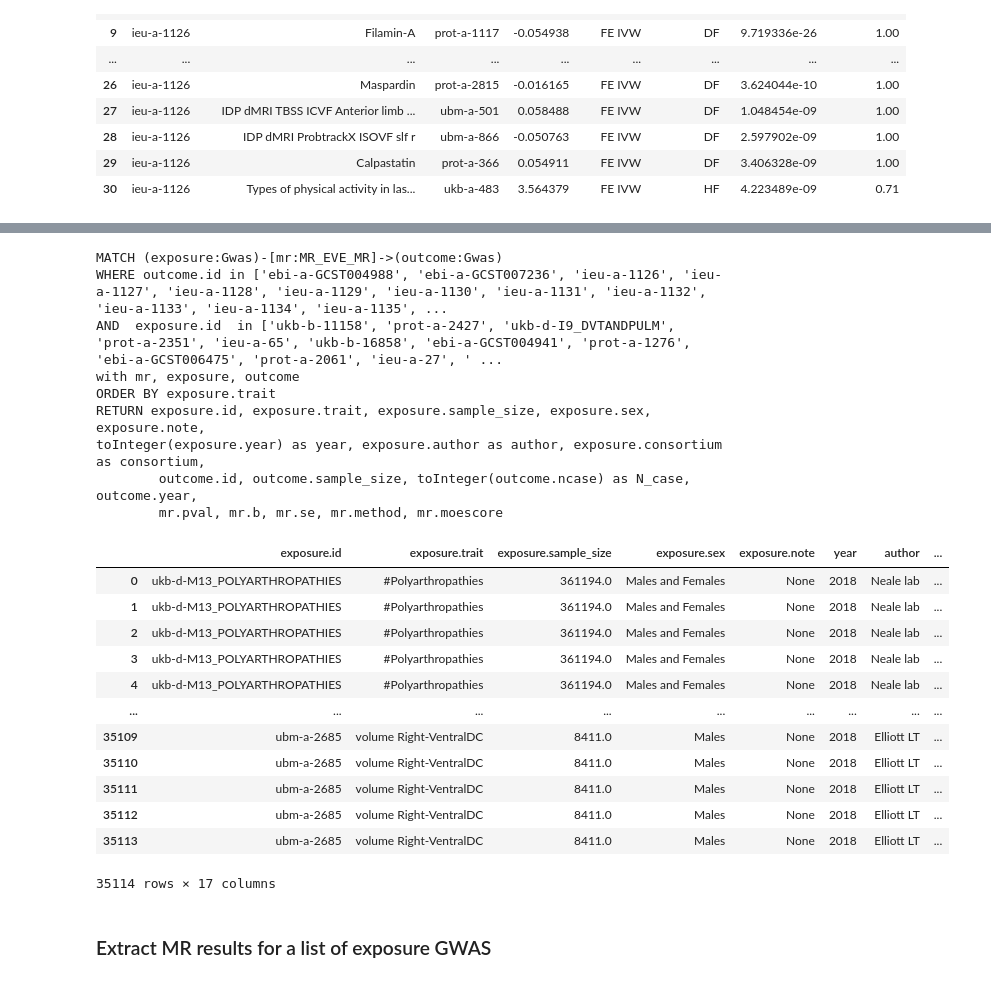
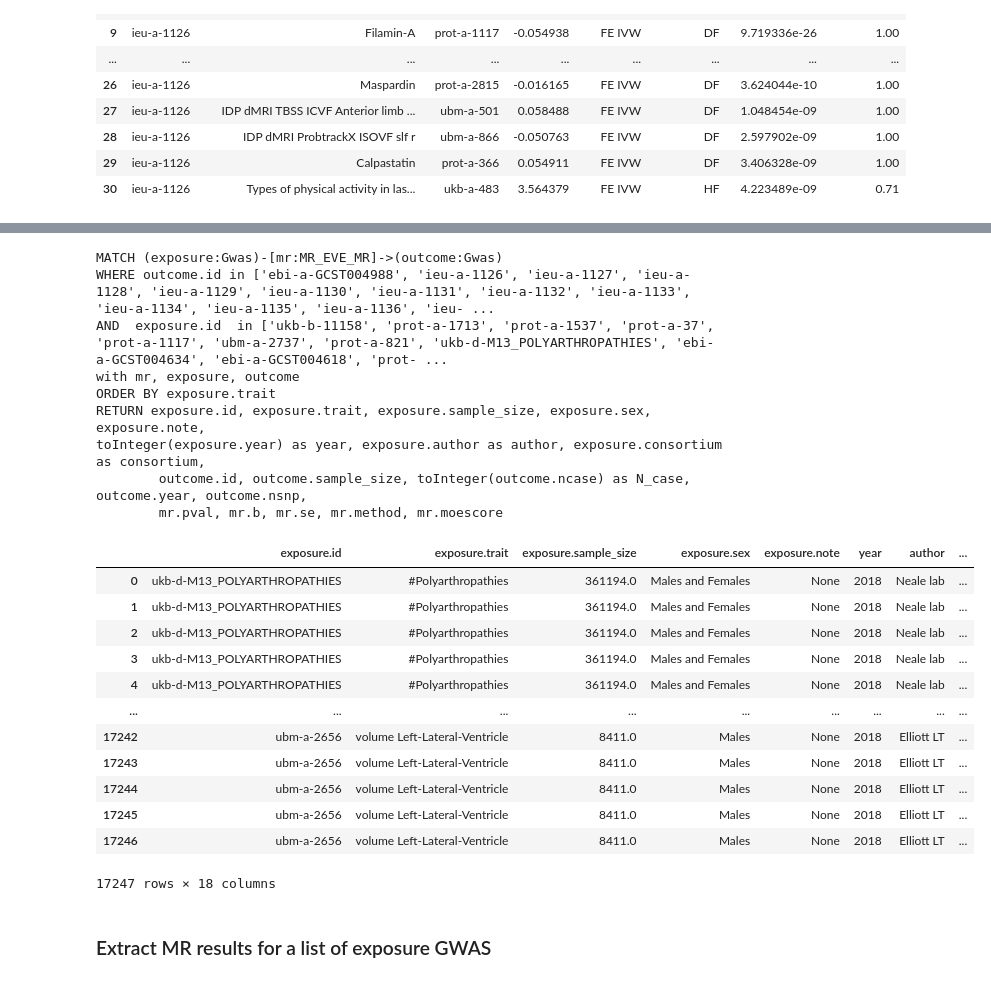
Before and after one commit to mvab/epigraphdb-breast-cancer, a Jupyter notebook: 6_breast_cancer_gwas_mr.ipynb, the cells around one changed output, grey strips where cells are left out. Cells and saved outputs as stored; diff of their text form; code cells hidden in the pictures.

```diff
--- a/6_breast_cancer_gwas_mr.ipynb
+++ b/6_breast_cancer_gwas_mr.ipynb
@@ -127,0 +108,5 @@ all_bc_gwas
+# %%
+all_bc_gwas
+# ebi-a-GCST007236 data is messed - exclude
+all_bc_gwas = all_bc_gwas.remove('ebi-a-GCST007236')
+all_bc_gwas
@@ -203,43 +206,43 @@ df
 query = """
 MATCH (exposure:Gwas)-[mr:MR_EVE_MR]->(outcome:Gwas)
 WHERE outcome.id in {gwas_list}
 AND  exposure.id  in {exposure_list}
 with mr, exposure, outcome
 ORDER BY exposure.trait
 RETURN exposure.id, exposure.trait, exposure.sample_size, exposure.sex, exposure.note,
 toInteger(exposure.year) as year, exposure.author as author, exposure.consortium as consortium,
-        outcome.id, outcome.sample_size, toInteger(outcome.ncase) as N_case, outcome.year,
+        outcome.id, outcome.sample_size, toInteger(outcome.ncase) as N_case, outcome.year, outcome.nsnp,
         mr.pval, mr.b, mr.se, mr.method, mr.moescore
 """.format(gwas_list = all_bc_gwas,
            exposure_list = list(set(df['exposure.id'])))
 df = query_to_df(session, query, True)
 
 
 df.to_csv("query_results/bc_all_mr.tsv", sep="\t", index=False)
 df
 # %% [output]
 MATCH (exposure:Gwas)-[mr:MR_EVE_MR]->(outcome:Gwas)
-WHERE outcome.id in ['ebi-a-GCST004988', 'ebi-a-GCST007236', 'ieu-a-1126', 'ieu-a-1127', 'ieu-a-1128', 'ieu-a-1129', 'ieu-a-1130', 'ieu-a-1131', 'ieu-a-1132', 'ieu-a-1133', 'ieu-a-1134', 'ieu-a-1135', ...
-AND  exposure.id  in ['ukb-b-11158', 'prot-a-2427', 'ukb-d-I9_DVTANDPULM', 'prot-a-2351', 'ieu-a-65', 'ukb-b-16858', 'ebi-a-GCST004941', 'prot-a-1276', 'ebi-a-GCST006475', 'prot-a-2061', 'ieu-a-27', ' ...
+WHERE outcome.id in ['ebi-a-GCST004988', 'ieu-a-1126', 'ieu-a-1127', 'ieu-a-1128', 'ieu-a-1129', 'ieu-a-1130', 'ieu-a-1131', 'ieu-a-1132', 'ieu-a-1133', 'ieu-a-1134', 'ieu-a-1135', 'ieu-a-1136', 'ieu- ...
+AND  exposure.id  in ['ukb-b-11158', 'prot-a-1713', 'prot-a-1537', 'prot-a-37', 'prot-a-1117', 'ubm-a-2737', 'prot-a-821', 'ukb-d-M13_POLYARTHROPATHIES', 'ebi-a-GCST004634', 'ebi-a-GCST004618', 'prot- ...
 with mr, exposure, outcome
 ORDER BY exposure.trait
 RETURN exposure.id, exposure.trait, exposure.sample_size, exposure.sex, exposure.note,
 toInteger(exposure.year) as year, exposure.author as author, exposure.consortium as consortium,
-        outcome.id, outcome.sample_size, toInteger(outcome.ncase) as N_case, outcome.year,
+        outcome.id, outcome.sample_size, toInteger(outcome.ncase) as N_case, outcome.year, outcome.nsnp,
         mr.pval, mr.b, mr.se, mr.method, mr.moescore
 |  | exposure.id | exposure.trait | exposure.sample_size | exposure.sex | exposure.note | year | author | ... |
 | 0 | ukb-d-M13_POLYARTHROPATHIES | #Polyarthropathies | 361194.0 | Males and Females | None | 2018 | Neale lab | ... |
 | 1 | ukb-d-M13_POLYARTHROPATHIES | #Polyarthropathies | 361194.0 | Males and Females | None | 2018 | Neale lab | ... |
 | 2 | ukb-d-M13_POLYARTHROPATHIES | #Polyarthropathies | 361194.0 | Males and Females | None | 2018 | Neale lab | ... |
 | 3 | ukb-d-M13_POLYARTHROPATHIES | #Polyarthropathies | 361194.0 | Males and Females | None | 2018 | Neale lab | ... |
 | 4 | ukb-d-M13_POLYARTHROPATHIES | #Polyarthropathies | 361194.0 | Males and Females | None | 2018 | Neale lab | ... |
 | ... | ... | ... | ... | ... | ... | ... | ... | ... |
-| 35109 | ubm-a-2685 | volume Right-VentralDC | 8411.0 | Males | None | 2018 | Elliott LT | ... |
-| 35110 | ubm-a-2685 | volume Right-VentralDC | 8411.0 | Males | None | 2018 | Elliott LT | ... |
-| 35111 | ubm-a-2685 | volume Right-VentralDC | 8411.0 | Males | None | 2018 | Elliott LT | ... |
-| 35112 | ubm-a-2685 | volume Right-VentralDC | 8411.0 | Males | None | 2018 | Elliott LT | ... |
-| 35113 | ubm-a-2685 | volume Right-VentralDC | 8411.0 | Males | None | 2018 | Elliott LT | ... |
+| 17242 | ubm-a-2656 | volume Left-Lateral-Ventricle | 8411.0 | Males | None | 2018 | Elliott LT | ... |
+| 17243 | ubm-a-2656 | volume Left-Lateral-Ventricle | 8411.0 | Males | None | 2018 | Elliott LT | ... |
+| 17244 | ubm-a-2656 | volume Left-Lateral-Ventricle | 8411.0 | Males | None | 2018 | Elliott LT | ... |
+| 17245 | ubm-a-2656 | volume Left-Lateral-Ventricle | 8411.0 | Males | None | 2018 | Elliott LT | ... |
+| 17246 | ubm-a-2656 | volume Left-Lateral-Ventricle | 8411.0 | Males | None | 2018 | Elliott LT | ... |
-35114 rows × 17 columns
+17247 rows × 18 columns
 # %% [markdown]
 ### Extract MR results for a list of exposure GWAS
 # %%
```
Also changed, not shown: parts of 4 cells of this notebook, 3 other files.
